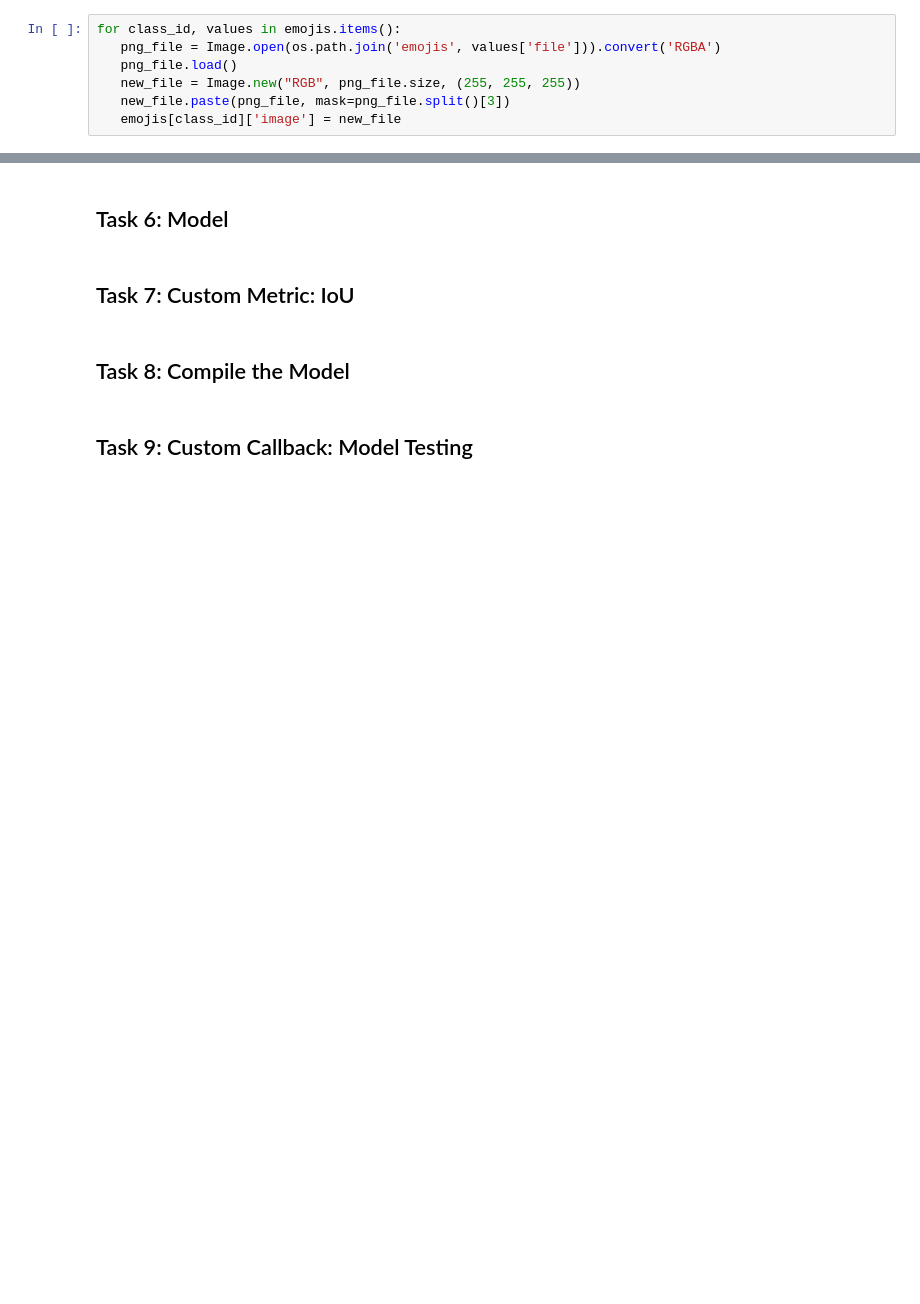
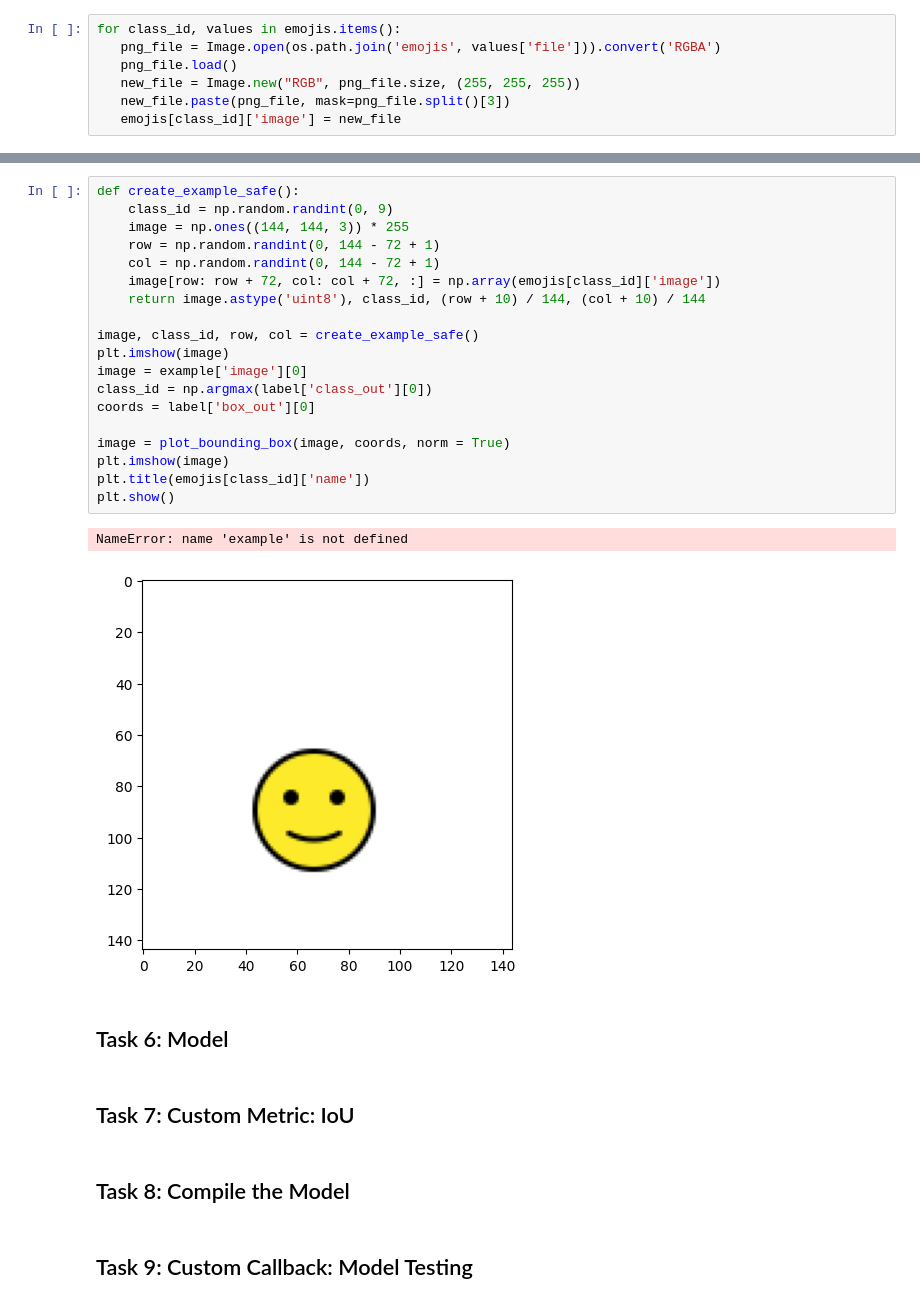
Before and after one commit to rupin-gore/Object-Localization-with-Tensorflow, a Jupyter notebook: Object_Localization.ipynb, the cells around one changed output, grey strips where cells are left out. Cells and saved outputs as stored; diff of their text form; blank space fills up the shorter version.

```diff
--- a/Object_Localization.ipynb
+++ b/Object_Localization.ipynb
@@ -55,3 +137,25 @@ for class_id, values in emojis.items():
+# %%
+def create_example_safe():
+    class_id = np.random.randint(0, 9)
+    image = np.ones((144, 144, 3)) * 255
+    row = np.random.randint(0, 144 - 72 + 1)
+    col = np.random.randint(0, 144 - 72 + 1)
+    image[row: row + 72, col: col + 72, :] = np.array(emojis[class_id]['image'])
+    return image.astype('uint8'), class_id, (row + 10) / 144, (col + 10) / 144
+
+image, class_id, row, col = create_example_safe()
+plt.imshow(image)
+image = example['image'][0]
+class_id = np.argmax(label['class_out'][0])
+coords = label['box_out'][0]
+
+image = plot_bounding_box(image, coords, norm = True)
+plt.imshow(image)
+plt.title(emojis[class_id]['name'])
+plt.show()
+# %% [output]
+NameError: name 'example' is not defined
+[figure, added]
 # %% [markdown]
 ## Task 6: Model
 # %% [markdown]
```
Also changed, not shown: parts of 9 cells of this notebook.
